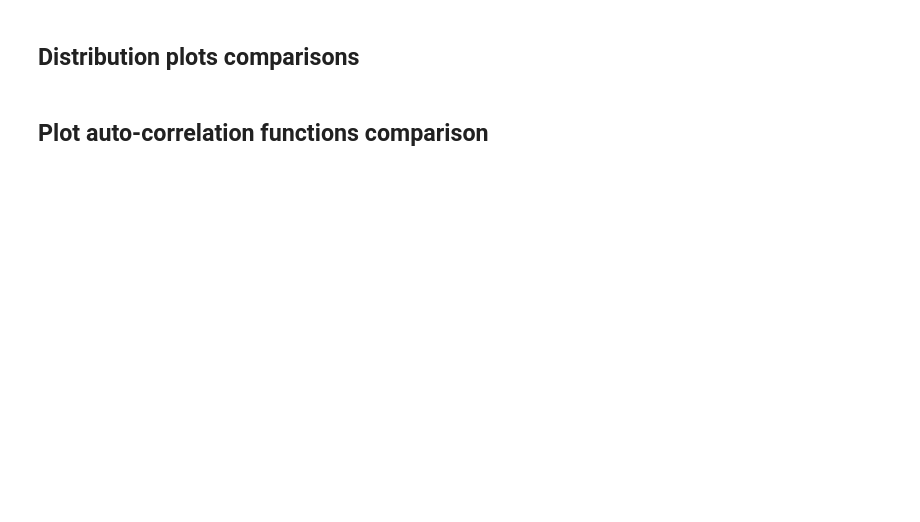
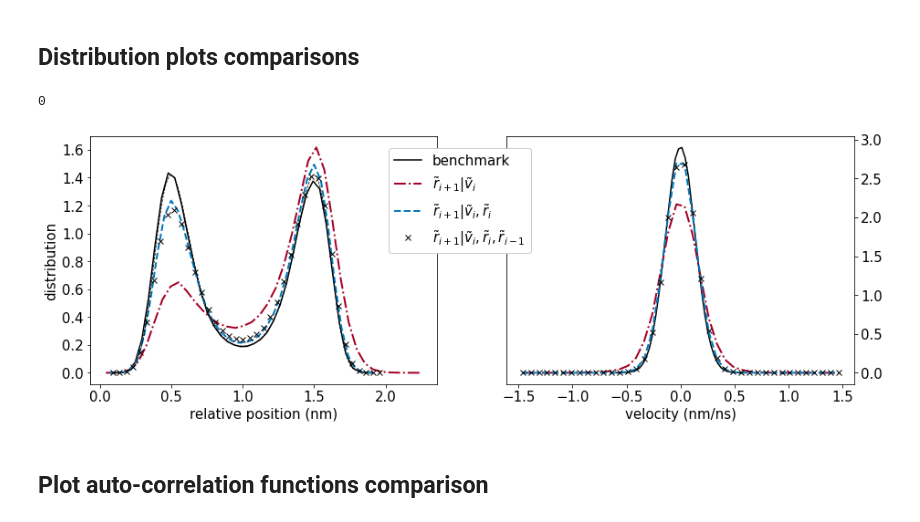
Before and after one commit to maojrs/deepRD, a Jupyter notebook: notebooks/stochasticClosure/03_plotComparisonDimer.ipynb, the cells around one changed output. Cells and saved outputs as stored; diff of their text form; code cells hidden in the pictures; blank space fills up the shorter version.

```diff
--- a/notebooks/stochasticClosure/03_plotComparisonDimer.ipynb
+++ b/notebooks/stochasticClosure/03_plotComparisonDimer.ipynb
@@ -288,5 +324,9 @@ plt.legend()
 # %% [markdown]
 ## Distribution plots comparisons
+# %%
+sum(velocity1_ref[:,0]<-1.5)
+# %% [output]
+0
 # %%
 # Plot distribution comparisons|
 
@@ -310,35 +350,39 @@ def integrand(x,x0,rad,scale):
     return np.exp(-scale * (1 - ((x - (x0 + rad))/rad)**2 )**2)
 particleDiameter = 0.5
 x0 = 1.0*particleDiameter # location of first minima
 rad = 1.0*particleDiameter # half the distance between minimas
 scale = 2
 C0,error = quad(integrand, -np.inf, np.inf, args=(x0,rad,scale))
 x = np.arange(0.1,1.8,0.01)
 idealP = integrand(x,x0,rad,scale)/C0
-ax1.plot(x,p0,'--k',lw=0.8,label= 'Dimer ideal \n distribution')
+ax1.plot(x,idealP,'--k',lw=0.8,label= 'Dimer ideal \n distribution')
 
 # Plot velocity distribution of one of the two particles
 vel_ref, binEdges_ref = np.histogram(velocity1_ref[:,0], bins=numbins, density = True)
 binsVel_ref = 0.5 * (binEdges_ref[1:] + binEdges_ref[:-1])
 ax2.plot(binsVel_ref, vel_ref, '-k', label = 'benchmark');
 for i in range(numConditions):
     index = trajIndexes[i]
     vel, binEdges = np.histogram(velocity1[i][:,0], bins=numbins, density = True)
+    #vel, binEdges = np.histogram(velocity1[i][:,0], range=(-1.5,1.5),  bins=numbins, density = True)
     binsVel = 0.5 * (binEdges[1:] + binEdges[:-1])
     ax2.plot(binsVel, vel, lineTypeList[i], lw = lwList[i], label = labelList[index]);
 
 #ax1.legend()
 
 ax1.set_xlabel("relative position (nm)");
 ax1.set_ylabel("distribution");
 #ax1.set_xlim([0,2])
 #ax1.set_ylim([0,2])
 ax2.set_xlabel("velocity (nm/ns)");
 ax2.yaxis.tick_right()
-#ax2.set_xlim([-1,1]) #([-1,1])
+#ax2.set_xlim([-1.4,1.4]) #([-1,1])
 #ax1.set_ylim([-0.2,2.5])
 ax2.legend(loc = 'lower left',  bbox_to_anchor=(-0.36, 0.5), framealpha = 1.0);
 plt.savefig('dimer_distributions_comparison_global_bias_box' + str(boxsize) + '.pdf')
+#plt.savefig('dimer_distributions_comparison_global_bias_box' + str(boxsize) + '_ideal.pdf')
+# %% [output]
+[figure, added]
 # %% [markdown]
 ## Plot auto-correlation functions comparison
 # %%
```
Also changed, not shown: parts of 14 cells of this notebook.
